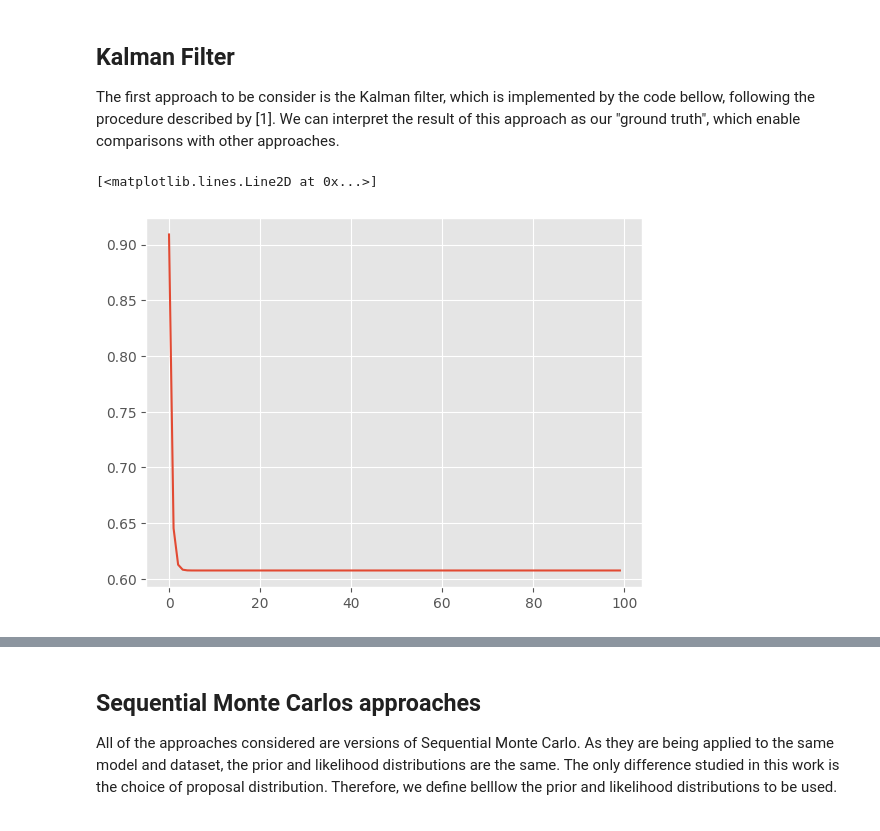
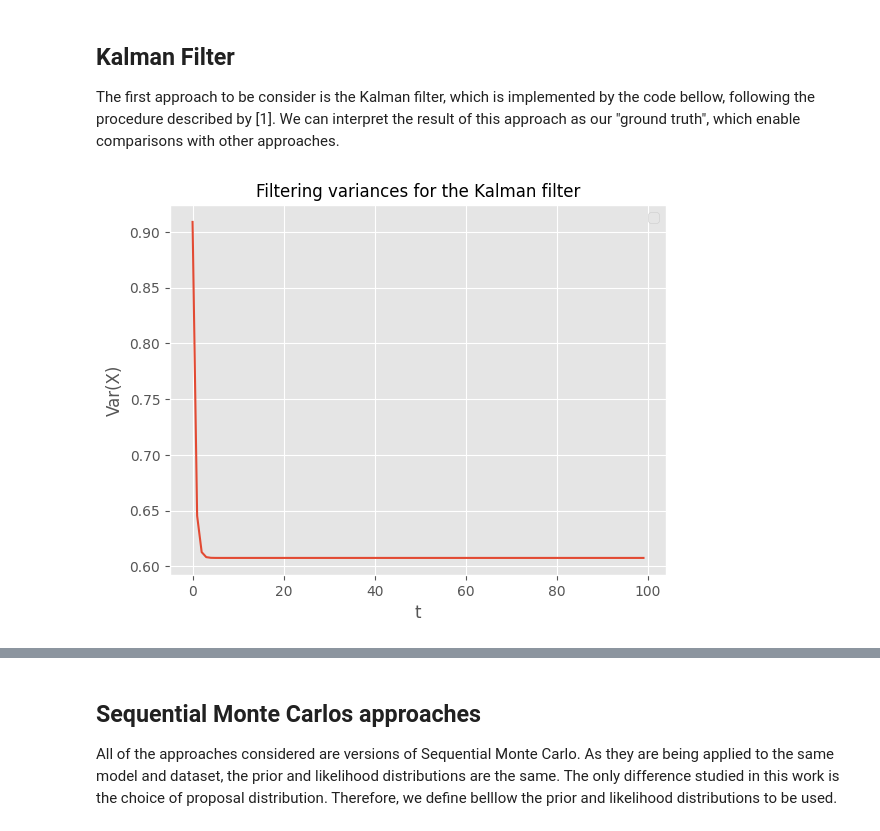
Before and after one commit to Perez-Amanda/ComputacionalStatistics_FinalProject, a Jupyter notebook: SMC.ipynb, the cells around one changed output, grey strips where cells are left out. Drawn from its saved outputs; the diff is of its cells as text; code cells hidden in the pictures.

Commit message:
final images

```diff
--- a/SMC.ipynb
+++ b/SMC.ipynb
@@ -224,10 +224,17 @@ kalman_var = kalman_variances(
     np.array([[10]])  # high variance, because the guess is probably wrong
 )
 # %%
+#plt.plot(kalman_var)
+#
 plt.plot(kalman_var)
+plt.xlabel("t")
+plt.title("Filtering variances for the Kalman filter",size=12)
+plt.ylabel(r"Var(X)")
+plt.legend()
+
+plt.savefig('Filtering variances for the Kalman filter.png')
 # %% [output]
-[<matplotlib.lines.Line2D at 0x...>]
-[figure, old version]
+[figure, new version]
 # %%
 # Plotting the obtained estimates
 plt.plot(X_hat, label='Estimates of the latent variables')
```
Also changed, not shown: parts of 32 cells of this notebook, 1 other file.
